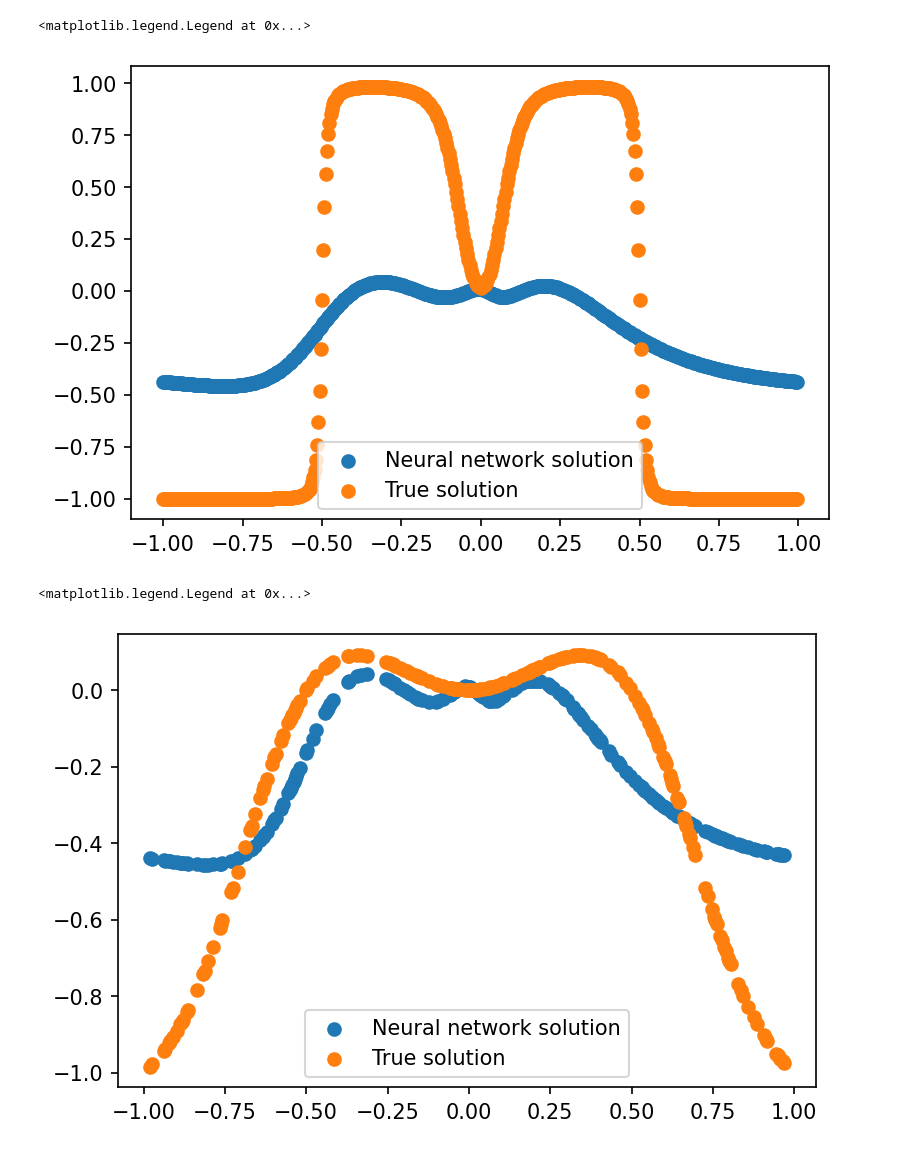
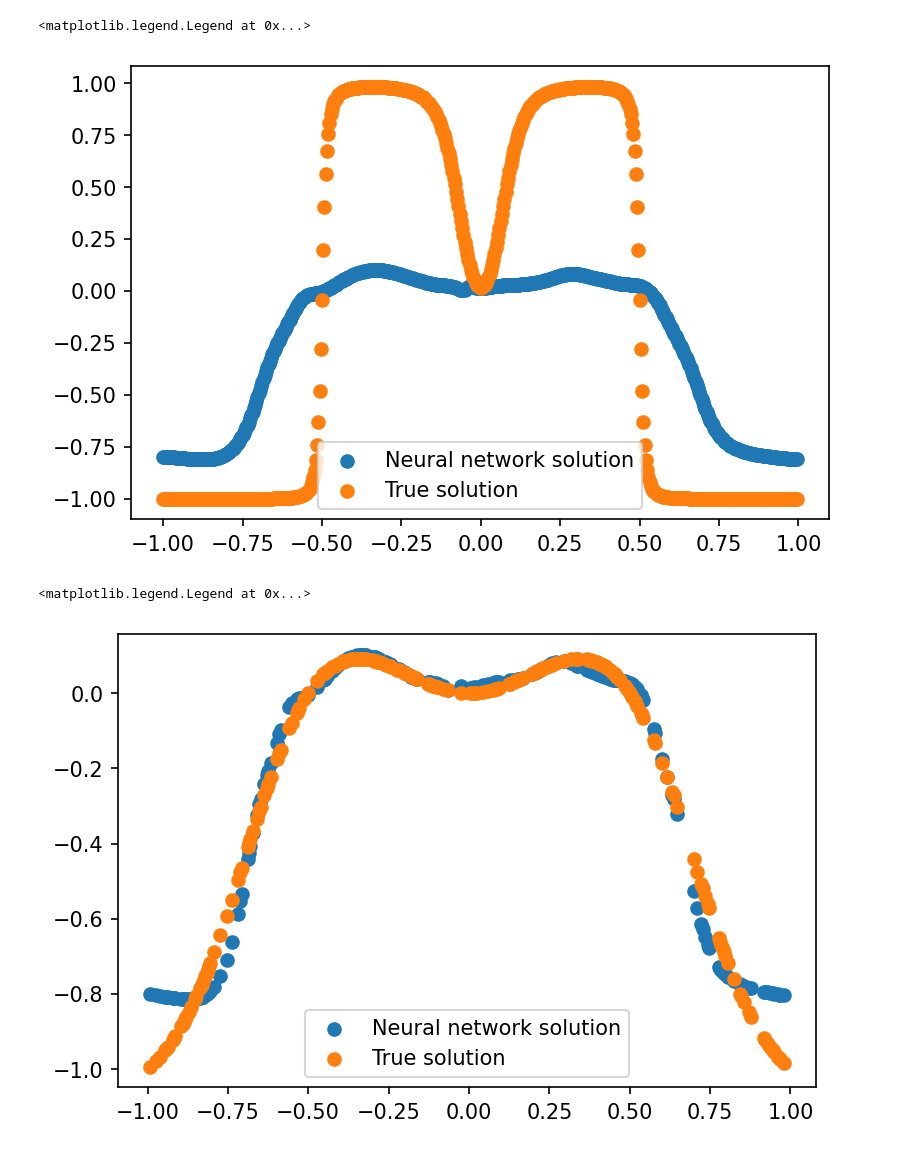
Before and after one commit to HymanHY/PINN_Pytorch, a Jupyter notebook: PINN-HY/Allen-Cahn.ipynb, the cells around one changed output. Cells and saved outputs as stored; diff of their text form; code cells hidden in the pictures.

```diff
--- a/PINN-HY/Allen-Cahn.ipynb
+++ b/PINN-HY/Allen-Cahn.ipynb
@@ -87,7 +107,8 @@ u_star = Exact[:, idx_t1:idx_t1+1]
 
 # %%
 """training process"""
-
+#Instantiate class
+pn = ACNet(q,dt)
 # %%
 #load u0
 u0 = u0.reshape((-1, 1))
@@ -98,12 +119,9 @@ x0 = torch.tensor(x0).type(torch.FloatTensor)
 
 xb = xb.reshape((-1, 1))
 xb = torch.tensor(xb).type(torch.FloatTensor)
-ab = torch.tensor(pn.IRK_weights).type(torch.FloatTensor)
-c = torch.tensor(pn.IRK_times).type(torch.FloatTensor)
 # %%
 # %%
-#Instantiate class
-pn = ACNet(q)
+
 #Initialize weights
 #Glorot initialization
 [W, b] = list(pn.net[0].parameters())
@@ -125,3 +143,5 @@ b.data.fill_(0)
 [W, b] = list(pn.net[8].parameters())
 W = pn.glorot_init_mat(W.shape)
 b.data.fill_(0)
+
+bb=0
@@ -135,7 +149,8 @@ tensor([0., 0., 0., 0., 0., 0., 0., 0., 0., 0., 0., 0., 0., 0., 0., 0., 0., 0.,
 # %%
 # Perform backprop
 MAX_EPOCHS = int(args.epochs)
-LRATE = 0.001
+LRATE = 3e-4
+#LRATE = 0.001
 
 #Use Adam for training
 optimizer = torch.optim.Adam(pn.parameters(), lr=LRATE)
@@ -147,30 +162,20 @@ loss_history = []
 import time
 start_time = time.time()
 for epoch in range(MAX_EPOCHS):
-    xc = x0.clone()
-    xc.requires_grad = True
     #full batch
 
     #initial condition
-    U = pn(xc)
-    Uc = U[:,:-1]
-    Ucx = torch.autograd.grad(Uc.sum(),xc,create_graph=True)[0]
-    Ucxx = torch.autograd.grad(Ucx.sum(),xc,create_graph=True)[0]
-    F = -0.0001*Ucxx + 5*Uc**3 - 5*Uc
-    u0_pred = U - torch.Tensor(dt)*F.mm(ab.transpose(0,1))
+    u0_pred = pn.U_ic(x0)
     mse_ic = pn.MSE(u0_pred, u0.expand(u0_pred.shape))
-    loss_history_ic.append([epoch, mse_ic])
+    loss_history_ic.append([epoch, mse_ic.item()])
 
     #boundary condition
-    xbc = xb.clone()
-    xbc.requires_grad = True
-    Ub_pred = pn(xbc)
-    Ub_pred1 = torch.autograd.grad(Ub_pred.sum(),xbc,create_graph=True)[0]
+    Ub_pred, Ub_pred1 = pn.U_bc(xb)
     mse_bc = pn.MSE(Ub_pred[0:1,:], Ub_pred[1:2,:])+ pn.MSE(Ub_pred1[0:1,:], Ub_pred1[1:2,:])
-    loss_history_bc.append([epoch, mse_bc])
+    loss_history_bc.append([epoch, mse_bc.item()])
 
     loss = mse_ic + mse_bc
-    loss_history.append([epoch, loss])
+    loss_history.append([epoch, loss.item()])
 
     #optimizer step
     optimizer.zero_grad()
@@ -206,15 +220,7 @@ plt.savefig("ACNet_loss_hist_{}.png".format(MAX_EPOCHS))
 # %%
 #%%
 plt.figure(dpi=150)
-x = torch.tensor(x).type(torch.FloatTensor)
-x1 = x.clone()
-x1.requires_grad = True
-U_pred = pn(x1)
-Uc = U_pred[:,:-1]
-Ucx = torch.autograd.grad(Uc.sum(),x1,create_graph=True)[0]
-Ucxx = torch.autograd.grad(Ucx.sum(),x1,create_graph=True)[0]
-F = -0.0001*Ucxx + 5*Uc**3 - 5*Uc
-u1_pred = U_pred - torch.Tensor(dt)*F.mm(ab.transpose(0,1))
+u1_pred = pn.U_ic(x_star)
 u1_pred = u1_pred[:,0:1]
 plt.scatter(x1.data.numpy(), u1_pred.data.numpy(), label="Neural network solution")
 plt.scatter(x1.data.numpy(), u_star, label="True solution")
@@ -223,15 +229,16 @@ plt.legend()
 #plt.show()
 # %% [output]
 <matplotlib.legend.Legend at 0x...>
-[figure, old version]
+[figure, new version]
 # %%
 #%%
 plt.figure(dpi=150)
-plt.scatter(xc.data.numpy(), u0_pred[:,0:1].data.numpy(), label="Neural network solution")
-plt.scatter(xc.data.numpy(), u0, label="True solution")
+
+plt.scatter(x0.data.numpy(), u0_pred[:,0:1].data.numpy(), label="Neural network solution")
+plt.scatter(x0.data.numpy(), u0, label="True solution")
 plt.legend()
 #plt.savefig("PINN_soln_comp_{}.png".format(N_f))
 #plt.show()
 # %% [output]
 <matplotlib.legend.Legend at 0x...>
-[figure, old version]
+[figure, new version]
```
Also changed, not shown: parts of 6 cells of this notebook, 2 other files.
